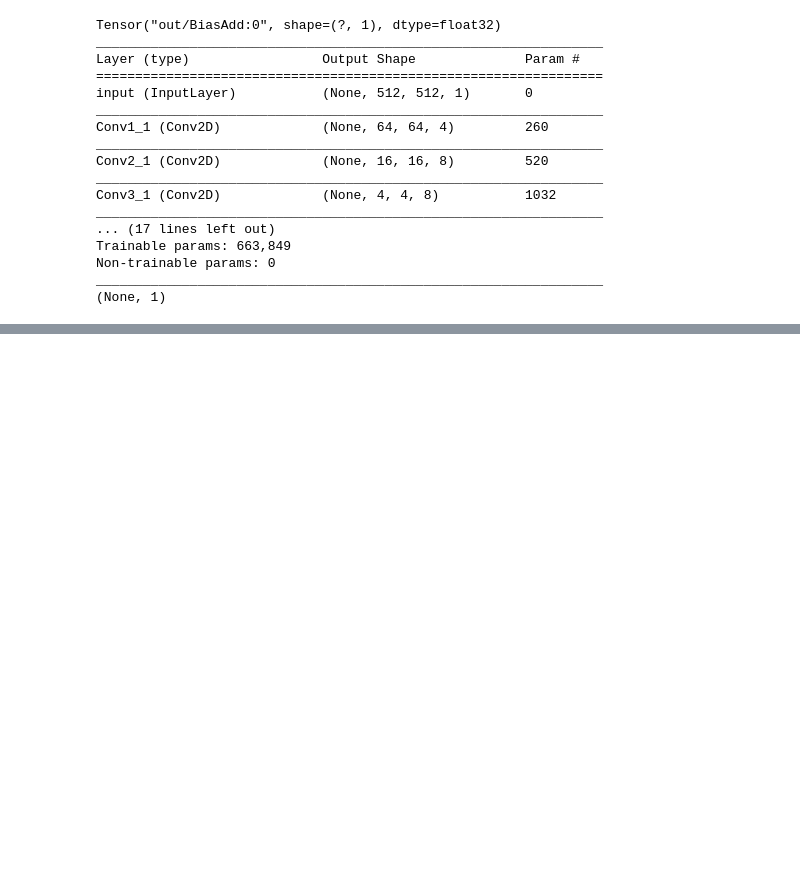
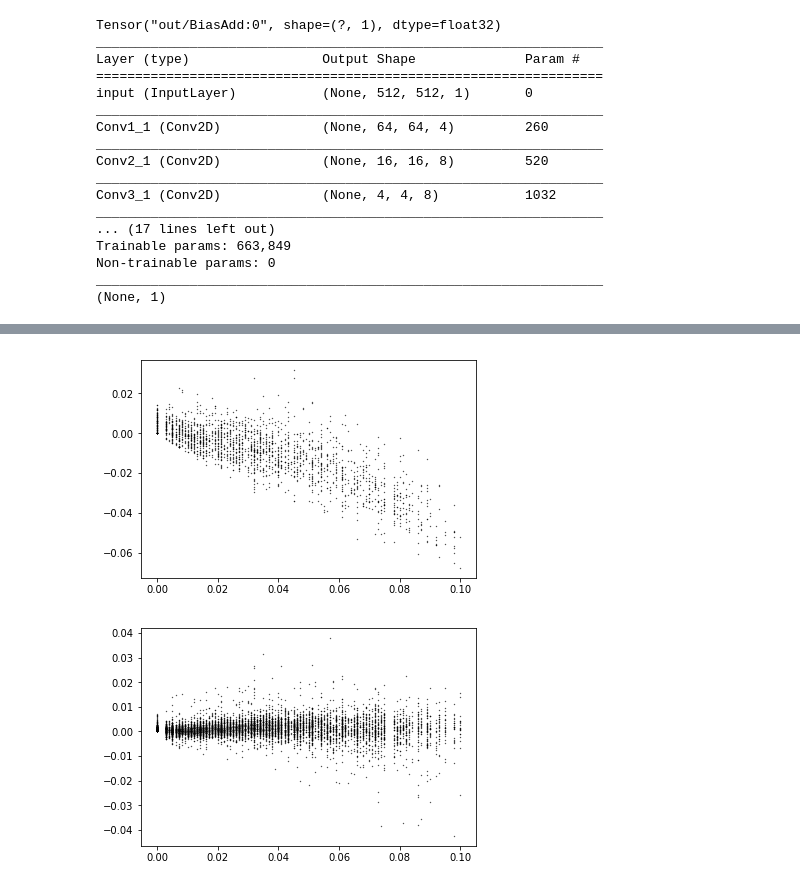
Before and after one commit to cianhwang/autofocusVCM, a Jupyter notebook: autofocusnet.ipynb, the cells around one changed output, grey strips where cells are left out. Cells and saved outputs as stored; diff of their text form; code cells hidden in the pictures; blank space fills up the shorter version.

```diff
--- a/autofocusnet.ipynb
+++ b/autofocusnet.ipynb
@@ -171,18 +186,21 @@ Epoch 2/300
 # %%
 # model.predict(test_data[idxx:idxx+1, :, :, :1]/255.0)
 # %%
-# import matplotlib.pyplot as plt
-# %matplotlib inline
-# for i in range(2000//64-1): #
-#     test_pred = model.predict(test_data[64*i:64*i+64, :, :, :1]/255.0)
-#     test_pred[test_pred<0]= 0
-#     plt.scatter(abs(test_label[64*i:64*i+64, 0] - test_label[64*i:64*i+64, 1]), test_pred[:, 0]/100 - abs(test_label[64*i:64*i+64, 0] - test_label[64*i:64*i+64, 1]), color='black', s = 0.1)
-# plt.show()
-# for i in range(10000//64-1): #
-#     train_pred = model.predict(train_data[64*i:64*i+64, :, :, :1]/255.0)
-#     train_pred[train_pred<0]= 0
-#     plt.scatter(abs(train_label[64*i:64*i+64, 0] - train_label[64*i:64*i+64, 1]), train_pred[:, 0]/100 - abs(train_label[64*i:64*i+64, 0] - train_label[64*i:64*i+64, 1]), color='black', s = 0.1)
-# plt.show()
+import matplotlib.pyplot as plt
+%matplotlib inline
+for i in range(2000//64-1): #
+    test_pred = model.predict(test_data[64*i:64*i+64, :, :, :1]/255.0)
+    test_pred[test_pred<0]= 0
+    plt.scatter(abs(test_label[64*i:64*i+64, 0] - test_label[64*i:64*i+64, 1]), test_pred[:, 0]/100 - abs(test_label[64*i:64*i+64, 0] - test_label[64*i:64*i+64, 1]), color='black', s = 0.1)
+plt.show()
+for i in range(8000//64-1): #
+    train_pred = model.predict(train_data[64*i:64*i+64, :, :, :1]/255.0)
+    train_pred[train_pred<0]= 0
+    plt.scatter(abs(train_label[64*i:64*i+64, 0] - train_label[64*i:64*i+64, 1]), train_pred[:, 0]/100 - abs(train_label[64*i:64*i+64, 0] - train_label[64*i:64*i+64, 1]), color='black', s = 0.1)
+plt.show()
+# %% [output]
+[figure, added]
+[figure, added]
 # %%
 # test_pred[test_pred<0]= 0
 # print(test_pred[:, 0])
```
Also changed, not shown: parts of 1 cell of this notebook.
